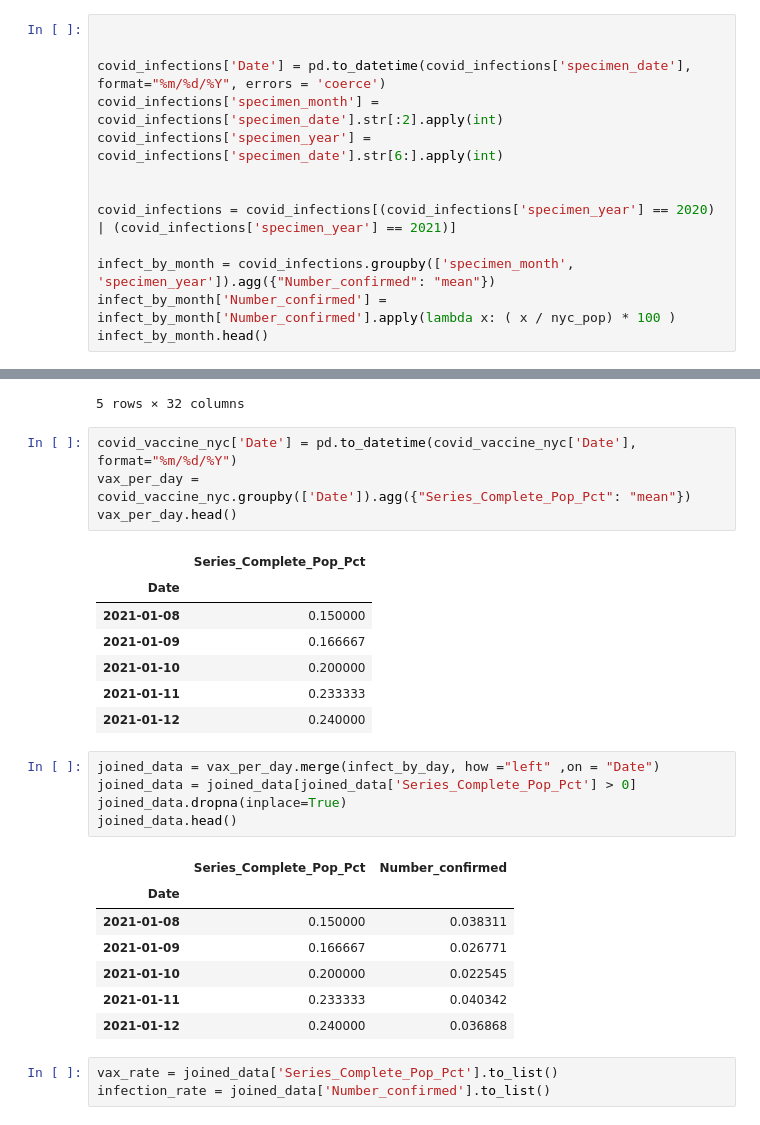
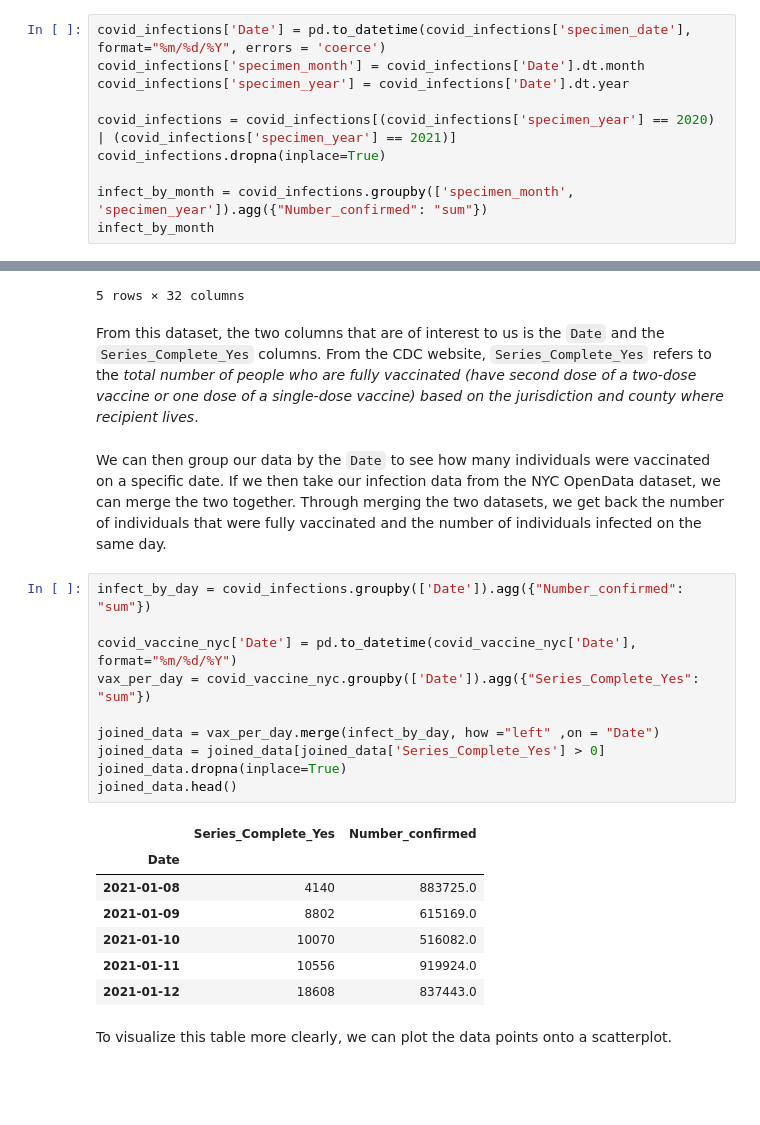
Before and after one commit to alanyu108/CS-Data-Science-Project, a Jupyter notebook: project.ipynb, the cells around one changed output, grey strips where cells are left out. Saved outputs shown, nothing was run; the diff lists cells and outputs as text; blank space fills up the shorter version.

```diff
--- a/project.ipynb
+++ b/project.ipynb
@@ -17,16 +26,13 @@ covid_infections.head()
 # %%
-
-
 covid_infections['Date'] = pd.to_datetime(covid_infections['specimen_date'], format="%m/%d/%Y", errors = 'coerce')
-covid_infections['specimen_month'] = covid_infections['specimen_date'].str[:2].apply(int)
-covid_infections['specimen_year'] = covid_infections['specimen_date'].str[6:].apply(int)
-
+covid_infections['specimen_month'] = covid_infections['Date'].dt.month
+covid_infections['specimen_year'] = covid_infections['Date'].dt.year
 
 covid_infections = covid_infections[(covid_infections['specimen_year'] == 2020) | (covid_infections['specimen_year'] == 2021)]
+covid_infections.dropna(inplace=True)
 
-infect_by_month = covid_infections.groupby(['specimen_month', 'specimen_year']).agg({"Number_confirmed": "mean"})
-infect_by_month['Number_confirmed'] = infect_by_month['Number_confirmed'].apply(lambda x: ( x / nyc_pop) * 100 )
-infect_by_month.head()
+infect_by_month = covid_infections.groupby(['specimen_month', 'specimen_year']).agg({"Number_confirmed": "sum"})
+infect_by_month
 # %% [output]
 |  |  | Number_confirmed |
 | specimen_month | specimen_year |  |
@@ -130,31 +189,27 @@ covid_vaccine_nyc.head()
 | 3 | 11/16/2021 | 36085 | 46 | Richmond County | NY | 64.3 | 306292 | ... |
 | 4 | 11/16/2021 | 36081 | 46 | Queens County | NY | 75.1 | 1693016 | ... |
 5 rows × 32 columns
+# %% [markdown]
+From this dataset, the two columns that are of interest to us is the `Date` and the `Series_Complete_Yes` columns. From the CDC website, `Series_Complete_Yes` refers to the *total number of people who are fully vaccinated (have second dose of a two-dose vaccine or one dose of a single-dose vaccine) based on the jurisdiction and county where recipient lives*.
+# %% [markdown]
+We can then group our data by the `Date` to see how many individuals were vaccinated on a specific date. If we then take our infection data from the NYC OpenData dataset, we can merge the two together. Through merging the two datasets, we get back the number of individuals that were fully vaccinated and the number of individuals infected on the same day.
 # %%
+infect_by_day = covid_infections.groupby(['Date']).agg({"Number_confirmed": "sum"})
+
 covid_vaccine_nyc['Date'] = pd.to_datetime(covid_vaccine_nyc['Date'], format="%m/%d/%Y")
-vax_per_day = covid_vaccine_nyc.groupby(['Date']).agg({"Series_Complete_Pop_Pct": "mean"})
-vax_per_day.head()
+vax_per_day = covid_vaccine_nyc.groupby(['Date']).agg({"Series_Complete_Yes": "sum"})
+
+joined_data = vax_per_day.merge(infect_by_day, how ="left" ,on = "Date")
+joined_data = joined_data[joined_data['Series_Complete_Yes'] > 0]
+joined_data.dropna(inplace=True)
+joined_data.head()
 # %% [output]
-|  | Series_Complete_Pop_Pct |
-| Date |  |
-| 2021-01-08 | 0.150000 |
-| 2021-01-09 | 0.166667 |
-| 2021-01-10 | 0.200000 |
-| 2021-01-11 | 0.233333 |
-| 2021-01-12 | 0.240000 |
+|  | Series_Complete_Yes | Number_confirmed |
+| Date |  |  |
+| 2021-01-08 | 4140 | 883725.0 |
+| 2021-01-09 | 8802 | 615169.0 |
+| 2021-01-10 | 10070 | 516082.0 |
+| 2021-01-11 | 10556 | 919924.0 |
+| 2021-01-12 | 18608 | 837443.0 |
-# %%
-joined_data = vax_per_day.merge(infect_by_day, how ="left" ,on = "Date")
-joined_data = joined_data[joined_data['Series_Complete_Pop_Pct'] > 0]
-joined_data.dropna(inplace=True)
-joined_data.head()
-# %% [output]
-|  | Series_Complete_Pop_Pct | Number_confirmed |
-| Date |  |  |
-| 2021-01-08 | 0.150000 | 0.038311 |
-| 2021-01-09 | 0.166667 | 0.026771 |
-| 2021-01-10 | 0.200000 | 0.022545 |
-| 2021-01-11 | 0.233333 | 0.040342 |
-| 2021-01-12 | 0.240000 | 0.036868 |
-# %%
-vax_rate = joined_data['Series_Complete_Pop_Pct'].to_list()
-infection_rate = joined_data['Number_confirmed'].to_list()
+# %% [markdown]
+To visualize this table more clearly, we can plot the data points onto a scatterplot.
```
Also changed, not shown: parts of 32 cells of this notebook.
